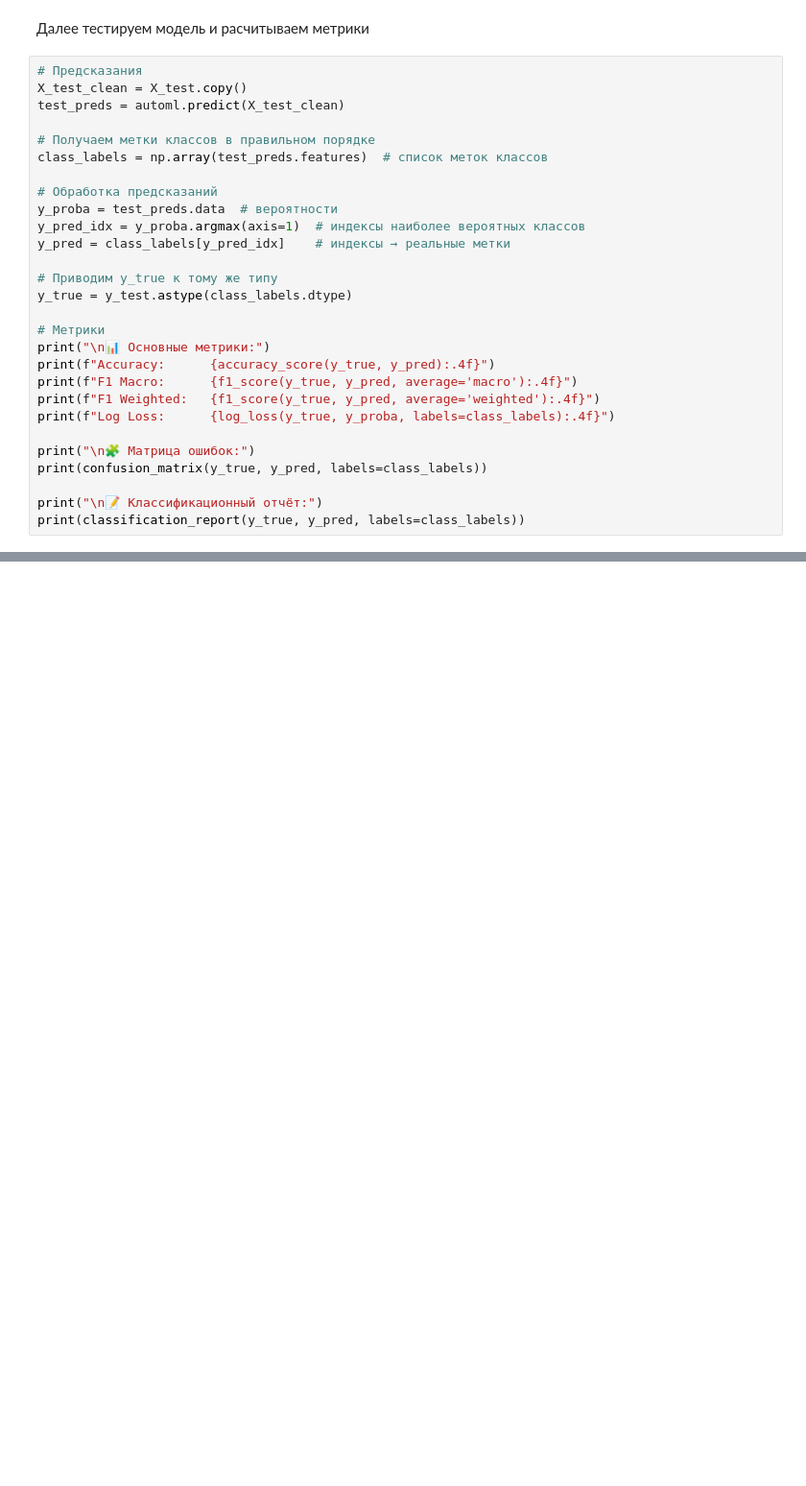
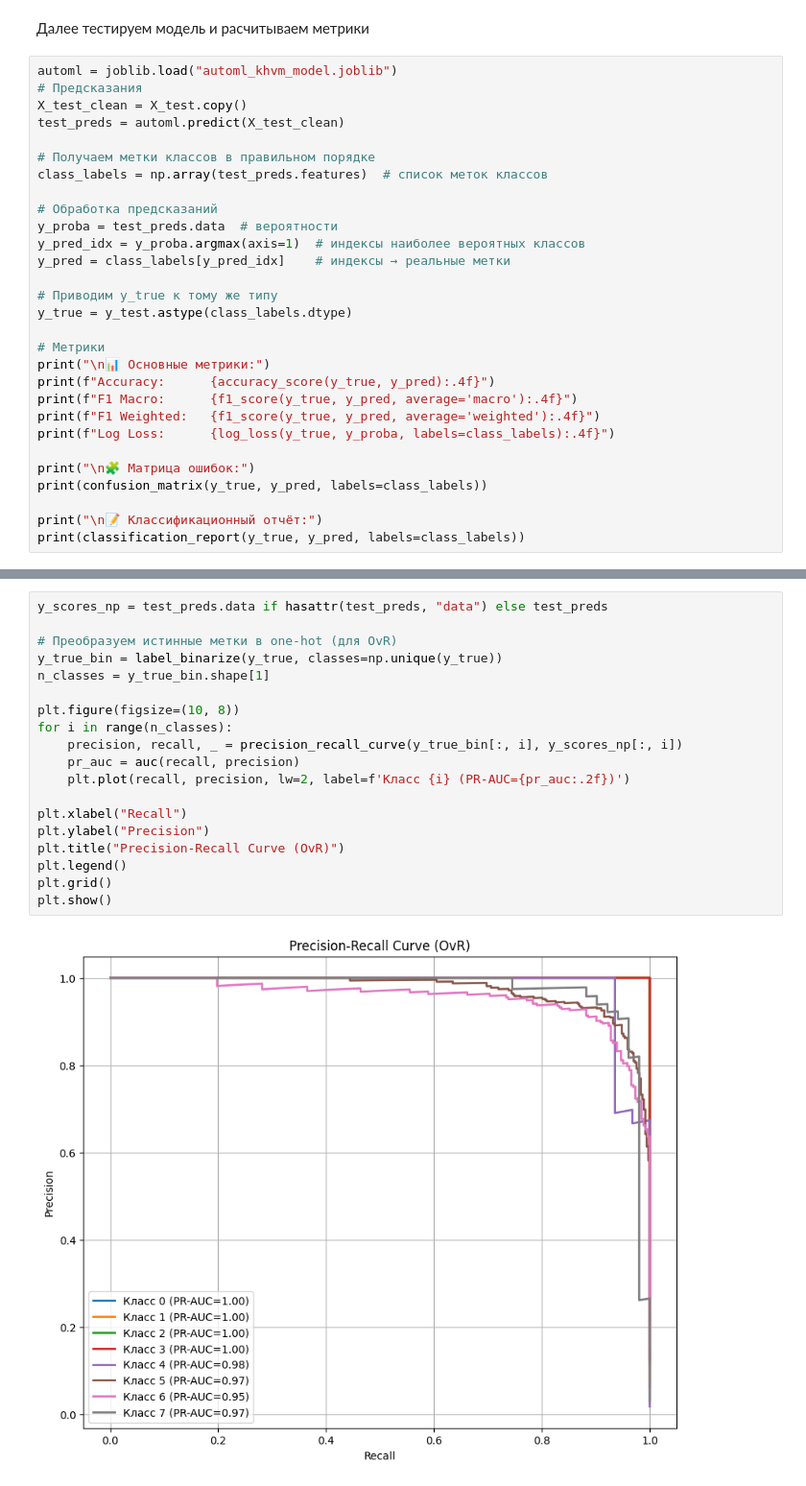
Before and after one commit to sneJ1k/ML_course_work, a Jupyter notebook: CW_Notebook.ipynb, the cells around one changed output, grey strips where cells are left out. Shown: that part at 96% size. Drawn from its saved outputs; the diff is of its cells as text; blank space fills up the shorter version.

```diff
--- a/CW_Notebook.ipynb
+++ b/CW_Notebook.ipynb
@@ -271,6 +406,7 @@ print("✅ Модель сохранена в 'automl_khvm_model.joblib'")
 # %% [markdown]
 Далее тестируем модель и расчитываем метрики
 # %%
+automl = joblib.load("automl_khvm_model.joblib")
 # Предсказания
 X_test_clean = X_test.copy()
 test_preds = automl.predict(X_test_clean)
@@ -324,0 +455,21 @@ y_pred unique: [1 2 3 4 5 6 7 8]
+# %%
+y_scores_np = test_preds.data if hasattr(test_preds, "data") else test_preds
+
+# Преобразуем истинные метки в one-hot (для OvR)
+y_true_bin = label_binarize(y_true, classes=np.unique(y_true))
+n_classes = y_true_bin.shape[1]
+
+plt.figure(figsize=(10, 8))
+for i in range(n_classes):
+    precision, recall, _ = precision_recall_curve(y_true_bin[:, i], y_scores_np[:, i])
+    pr_auc = auc(recall, precision)
+    plt.plot(recall, precision, lw=2, label=f'Класс {i} (PR-AUC={pr_auc:.2f})')
+
+plt.xlabel("Recall")
+plt.ylabel("Precision")
+plt.title("Precision-Recall Curve (OvR)")
+plt.legend()
+plt.grid()
+plt.show()
+# %% [output]
+[figure, added]
```
Also changed, not shown: parts of 12 cells of this notebook.
